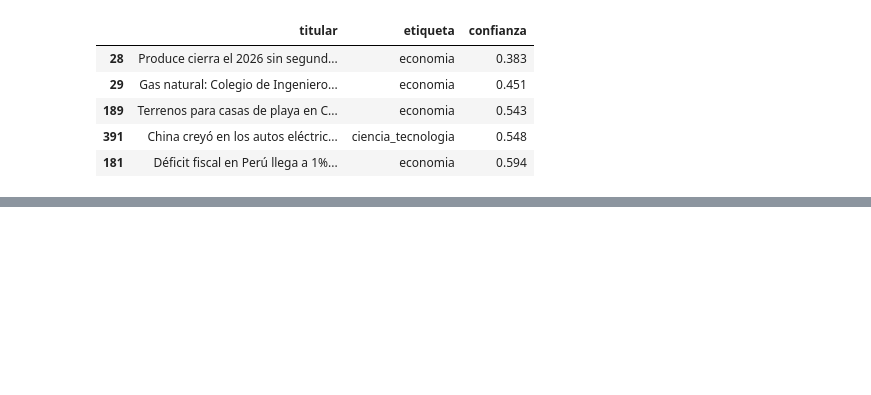
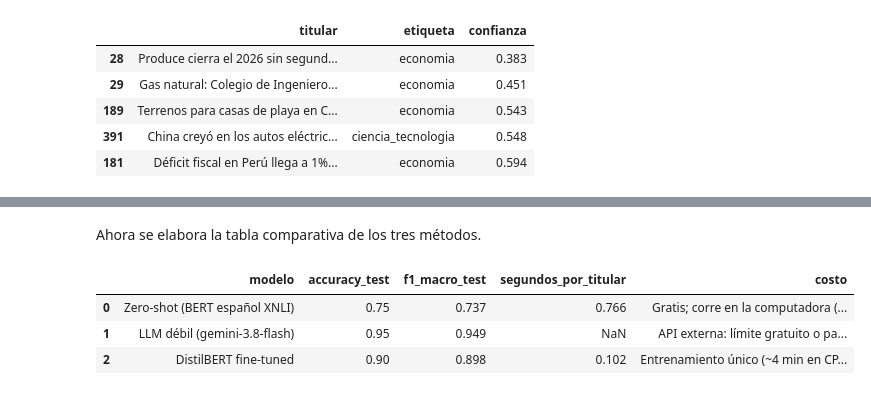
Before and after one commit to Clandra91/Python_intermedio, a Jupyter notebook: tarea_1/02_clasificacion.ipynb, the cells around one changed output, grey strips where cells are left out. Cells and saved outputs as stored; diff of their text form; code cells hidden in the pictures; blank space fills up the shorter version.

Commit message:
#2 Tabla comparativa y elección del modelo
Closes #2

```diff
--- a/tarea_1/02_clasificacion.ipynb
+++ b/tarea_1/02_clasificacion.ipynb
@@ -529,0 +539,28 @@ Sobre los aciertos con tuvieron bajo puntaje de confianza, nuevamente se debe a
+# %%
+import time
+
+# 1) Zero-shot sobre las mismas 60 noticias del test
+inicio = time.time()
+res_zs_test = clasificador_zs(list(test["titular"]), candidate_labels=list(CATEGORIAS),
+                              hypothesis_template="Esta noticia trata sobre {}.")
+lat_zs = (time.time() - inicio) / len(test)  # segundos por titular
+pred_zs_test = [CATEGORIAS[r["labels"][0]] for r in res_zs_test]
+
+# 2) Gemini: sus etiquetas de esas 60 noticias ya se calcularon en el paso 2
+pred_llm_test = etiquetas_llm.loc[test.index, "etiqueta_llm"]
+
+lat_llm = None
+for intento in range(3):  # hasta 3 intentos, por si el servicio está saturado
+    try:
+        inicio = time.time()
+        clasificar_lote(test.iloc[:1])  # se mide cuánto tarda en clasificar 1 titular
+        lat_llm = time.time() - inicio
+        break
+    except Exception as error:
+        print("Gemini no respondió, se reintenta en 20 s:", error)
+        time.sleep(20)
+
+# 3) Modelo entrenado: cuánto tarda en predecir las 60
+inicio = time.time()
+entrenador.predict(ds_test)
+lat_ft = (time.time() - inicio) / len(test)
@@ -529,0 +572,24 @@ Sobre los aciertos con tuvieron bajo puntaje de confianza, nuevamente se debe a
+# %% [markdown]
+Ahora se elabora la tabla comparativa de los tres métodos.
+# %%
+reales_test = test["etiqueta"]
+
+comparacion = pd.DataFrame({
+    "modelo": ["Zero-shot (BERT español XNLI)", f"LLM débil ({MODELO_LLM})", "DistilBERT fine-tuned"],
+    "accuracy_test": [accuracy_score(reales_test, pred_zs_test),
+                      accuracy_score(reales_test, pred_llm_test),
+                      acc_ft],
+    "f1_macro_test": [f1_score(reales_test, pred_zs_test, average="macro"),
+                      f1_score(reales_test, pred_llm_test, average="macro"),
+                      f1_ft],
+    "segundos_por_titular": [lat_zs, lat_llm, lat_ft],
+    "costo": ["Gratis; corre en la computadora (CPU)",
+              "API externa: límite gratuito o pago por uso; requiere internet",
+              "Entrenamiento único (~4 min en CPU); luego gratis y local"],
+})
+comparacion.round(3)
+# %% [output]
+|  | modelo | accuracy_test | f1_macro_test | segundos_por_titular | costo |
+| 0 | Zero-shot (BERT español XNLI) | 0.75 | 0.737 | 0.766 | Gratis; corre en la computadora (... |
+| 1 | LLM débil (gemini-3.8-flash) | 0.95 | 0.949 | NaN | API externa: límite gratuito o pa... |
+| 2 | DistilBERT fine-tuned | 0.90 | 0.898 | 0.102 | Entrenamiento único (~4 min en CP... |
```
Also changed, not shown: parts of 13 cells of this notebook.
